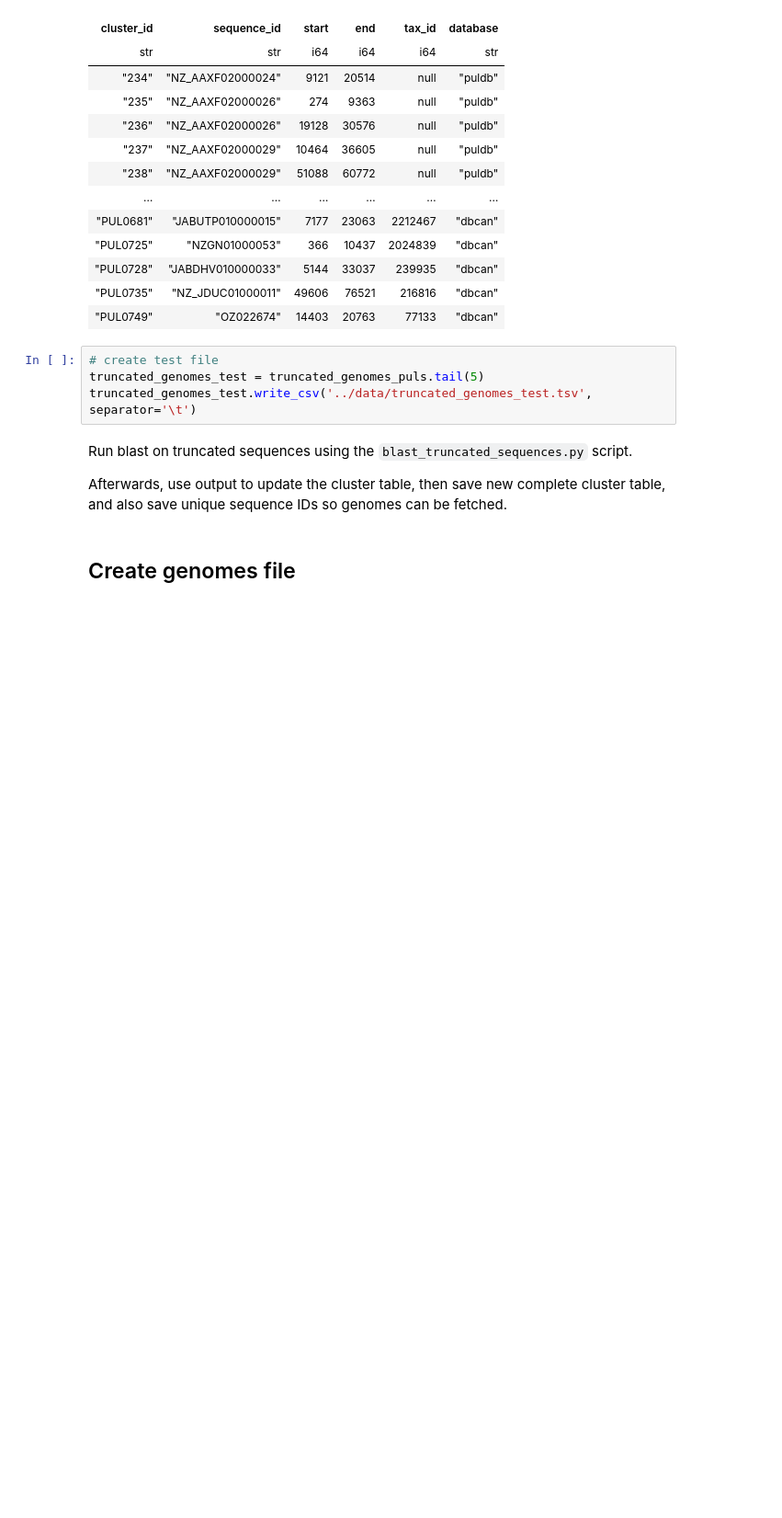
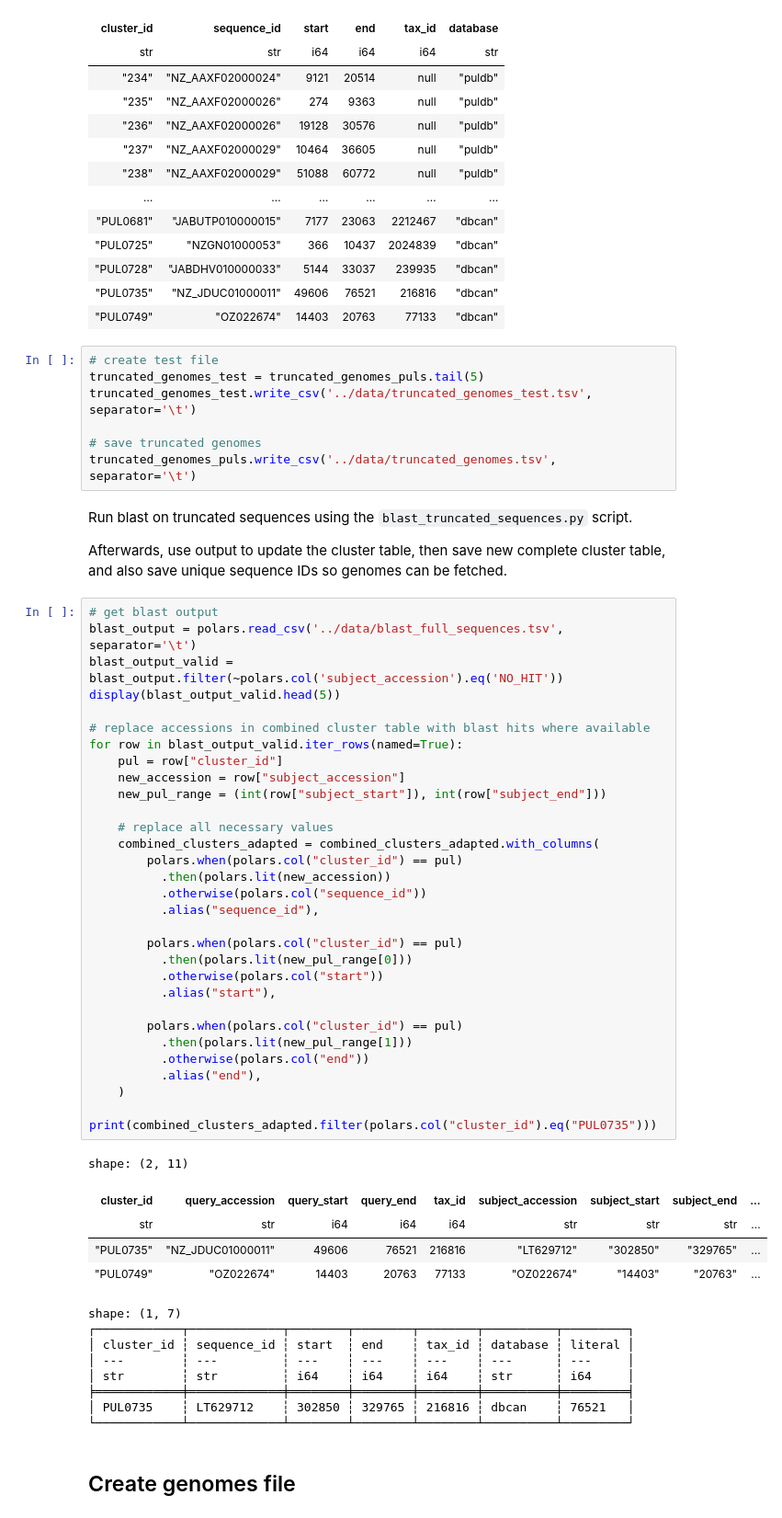
Before and after one commit to brosenthal3/gLM-PUL-Prediction, a Jupyter notebook: src/notebooks/PUL_data_exploration.ipynb, the cells around one changed output. Shown at 92% size. Cells and saved outputs as stored; diff of their text form; blank space fills up the shorter version.

Commit message:
fix blast script bugs

```diff
--- a/src/notebooks/PUL_data_exploration.ipynb
+++ b/src/notebooks/PUL_data_exploration.ipynb
@@ -315,10 +315,58 @@ shape: (211, 6)
 # create test file
 truncated_genomes_test = truncated_genomes_puls.tail(5)
 truncated_genomes_test.write_csv('../data/truncated_genomes_test.tsv', separator='\t')
+
+# save truncated genomes
+truncated_genomes_puls.write_csv('../data/truncated_genomes.tsv', separator='\t')
 # %% [markdown]
 Run blast on truncated sequences using the `blast_truncated_sequences.py` script.
 
 Afterwards, use output to update the cluster table, then save new complete cluster table, and also save unique sequence IDs so genomes can be fetched.
+# %%
+# get blast output
+blast_output = polars.read_csv('../data/blast_full_sequences.tsv', separator='\t')
+blast_output_valid = blast_output.filter(~polars.col('subject_accession').eq('NO_HIT'))
+display(blast_output_valid.head(5))
+
+# replace accessions in combined cluster table with blast hits where available
+for row in blast_output_valid.iter_rows(named=True):
+    pul = row["cluster_id"]
+    new_accession = row["subject_accession"]
+    new_pul_range = (int(row["subject_start"]), int(row["subject_end"]))
+
+    # replace all necessary values
+    combined_clusters_adapted = combined_clusters_adapted.with_columns(
+        polars.when(polars.col("cluster_id") == pul)
+          .then(polars.lit(new_accession))
+          .otherwise(polars.col("sequence_id"))
+          .alias("sequence_id"),
+
+        polars.when(polars.col("cluster_id") == pul)
+          .then(polars.lit(new_pul_range[0]))
+          .otherwise(polars.col("start"))
+          .alias("start"),
+
+        polars.when(polars.col("cluster_id") == pul)
+          .then(polars.lit(new_pul_range[1]))
+          .otherwise(polars.col("end"))
+          .alias("end"),
+    )
+
+print(combined_clusters_adapted.filter(polars.col("cluster_id").eq("PUL0735")))
+# %% [output]
+shape: (2, 11)
+| cluster_id | query_accession | query_start | query_end | tax_id | subject_accession | subject_start | subject_end | ... |
+| str | str | i64 | i64 | i64 | str | str | str | ... |
+| "PUL0735" | "NZ_JDUC01000011" | 49606 | 76521 | 216816 | "LT629712" | "302850" | "329765" | ... |
+| "PUL0749" | "OZ022674" | 14403 | 20763 | 77133 | "OZ022674" | "14403" | "20763" | ... |
+shape: (1, 7)
+┌────────────┬─────────────┬────────┬────────┬────────┬──────────┬─────────┐
+│ cluster_id ┆ sequence_id ┆ start  ┆ end    ┆ tax_id ┆ database ┆ literal │
+│ ---        ┆ ---         ┆ ---    ┆ ---    ┆ ---    ┆ ---      ┆ ---     │
+│ str        ┆ str         ┆ i64    ┆ i64    ┆ i64    ┆ str      ┆ i64     │
+╞════════════╪═════════════╪════════╪════════╪════════╪══════════╪═════════╡
+│ PUL0735    ┆ LT629712    ┆ 302850 ┆ 329765 ┆ 216816 ┆ dbcan    ┆ 76521   │
+└────────────┴─────────────┴────────┴────────┴────────┴──────────┴─────────┘
 # %% [markdown]
 ## Create genomes file
 # %%
```
Also changed, not shown: 1 other file.
